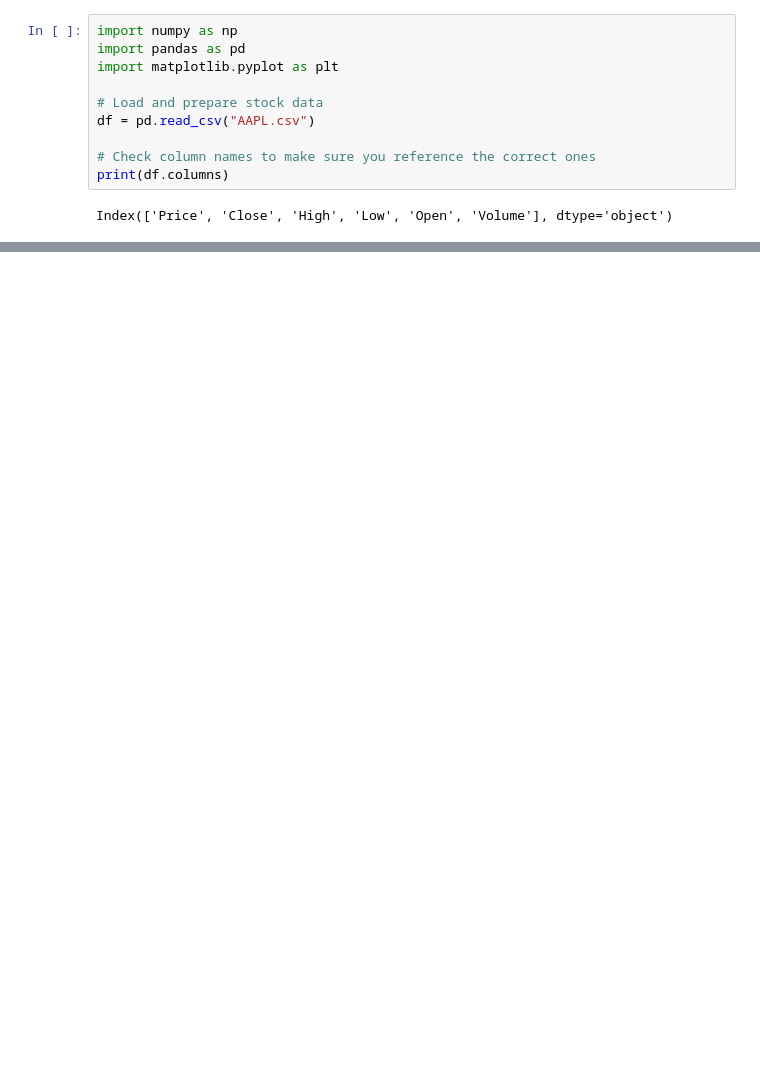
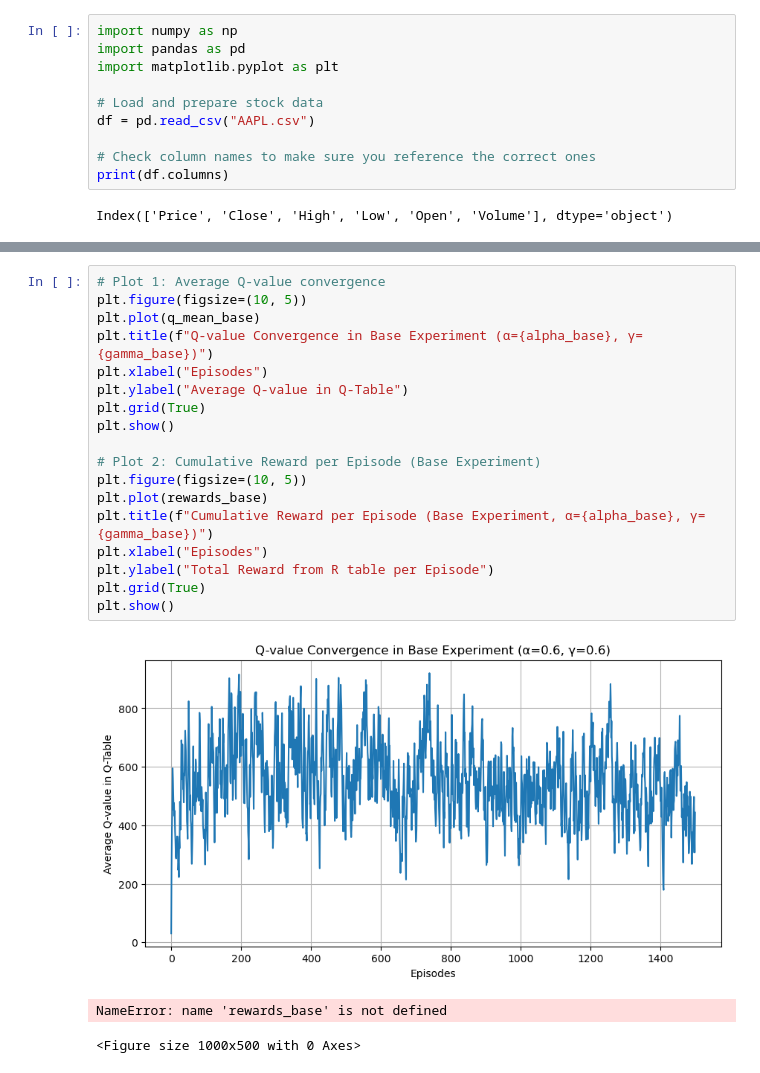
Before and after one commit to sam134-eng/deep-rl-inm707-samraggi, a Jupyter notebook: Reinforcement learning.ipynb, the cells around one changed output, grey strips where cells are left out. Saved outputs shown, nothing was run; the diff lists cells and outputs as text; blank space fills up the shorter version.

```diff
--- a/Reinforcement learning.ipynb
+++ b/Reinforcement learning.ipynb
@@ -88,0 +353,22 @@ TypeError: unsupported operand type(s) for -: 'str' and 'str'
+# %%
+# Plot 1: Average Q-value convergence
+plt.figure(figsize=(10, 5))
+plt.plot(q_mean_base)
+plt.title(f"Q-value Convergence in Base Experiment (α={alpha_base}, γ={gamma_base})")
+plt.xlabel("Episodes")
+plt.ylabel("Average Q-value in Q-Table")
+plt.grid(True)
+plt.show()
+
+# Plot 2: Cumulative Reward per Episode (Base Experiment)
+plt.figure(figsize=(10, 5))
+plt.plot(rewards_base)
+plt.title(f"Cumulative Reward per Episode (Base Experiment, α={alpha_base}, γ={gamma_base})")
+plt.xlabel("Episodes")
+plt.ylabel("Total Reward from R table per Episode")
+plt.grid(True)
+plt.show()
+# %% [output]
+[figure, added]
+NameError: name 'rewards_base' is not defined
+<Figure size 1000x500 with 0 Axes>
```
Also changed, not shown: parts of 20 cells of this notebook.
